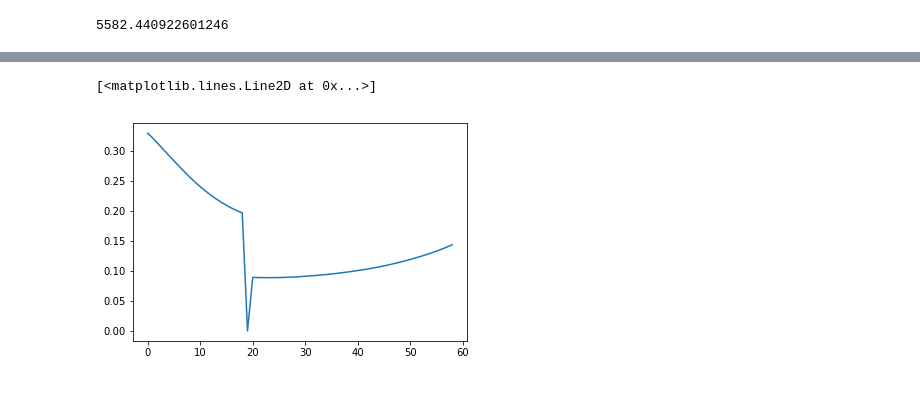
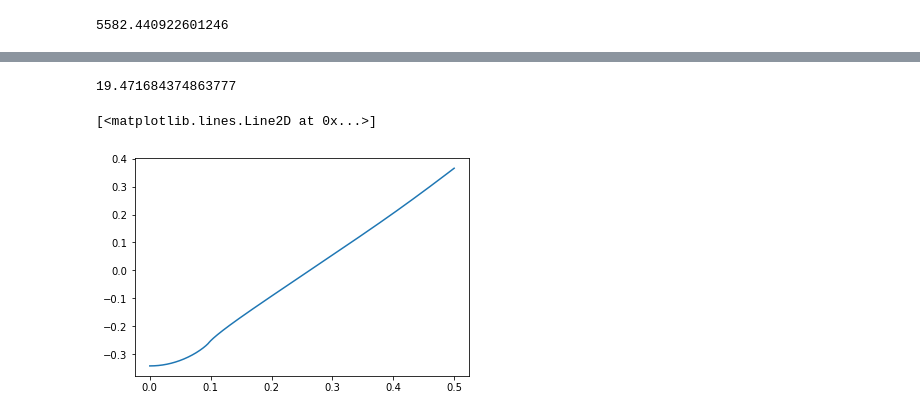
Before and after one commit to dalcox/batteries, a Jupyter notebook: Unsteady State Battery 1-D.ipynb, the cells around one changed output, grey strips where cells are left out. Saved outputs shown, nothing was run; the diff lists cells and outputs as text; code cells hidden in the pictures.

```diff
--- a/Unsteady State Battery 1-D.ipynb
+++ b/Unsteady State Battery 1-D.ipynb
@@ -213,5 +245,9 @@ holder = holder.reshape((100,59))
-# %%
-plt.plot(range(59),holder[59,:])
-# %% [output]
-[<matplotlib.lines.Line2D at 0x...>]
-[figure, removed]
+# %%
+print(aa*n*F/R/T)
+# %% [output]
+19.471684374863777
+# %%
+plt.plot(i_lim_x, IV[2] - IV[3])
+# %% [output]
+[<matplotlib.lines.Line2D at 0x...>]
+[figure, added]
```
Also changed, not shown: parts of 9 cells of this notebook, 5 other files.
